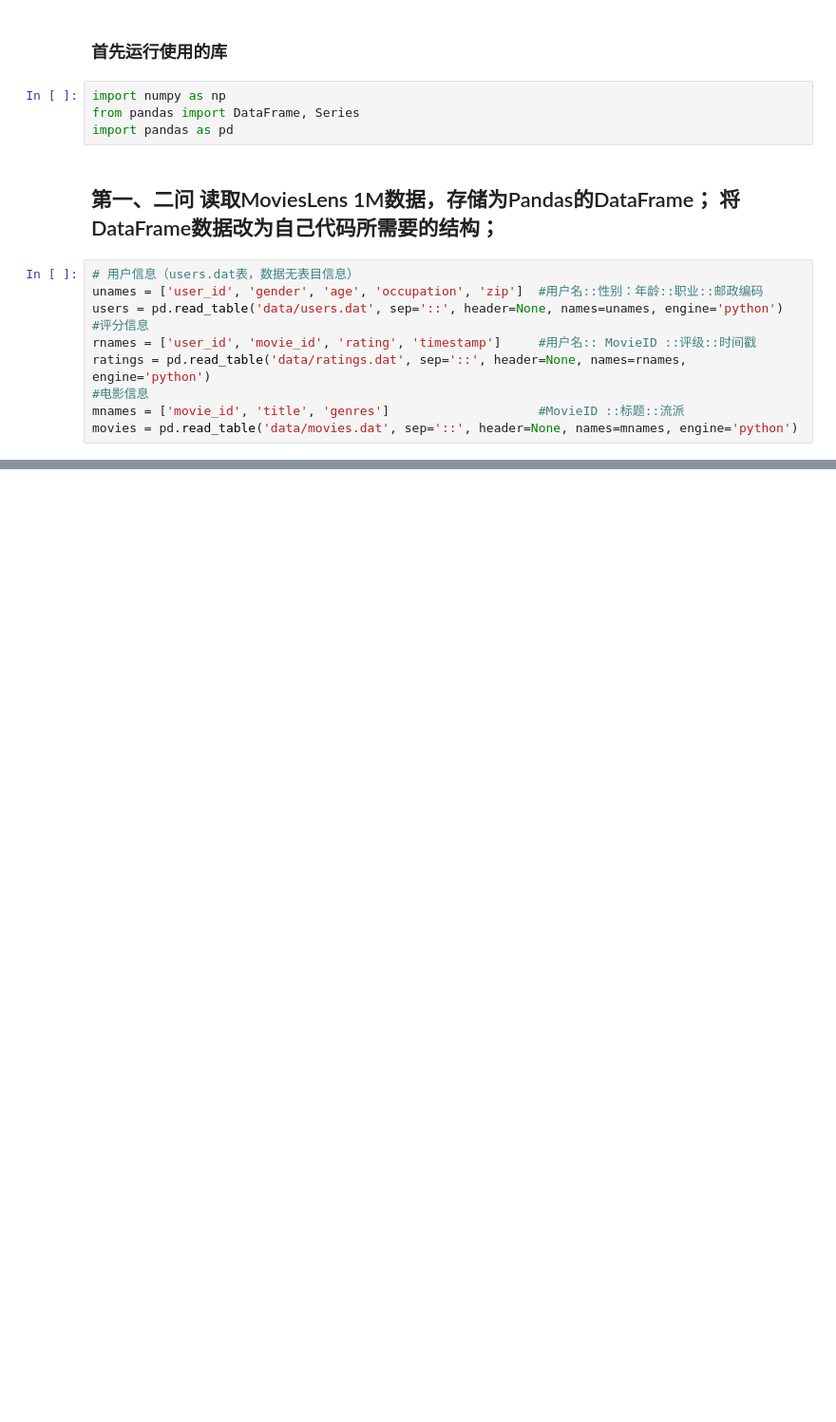
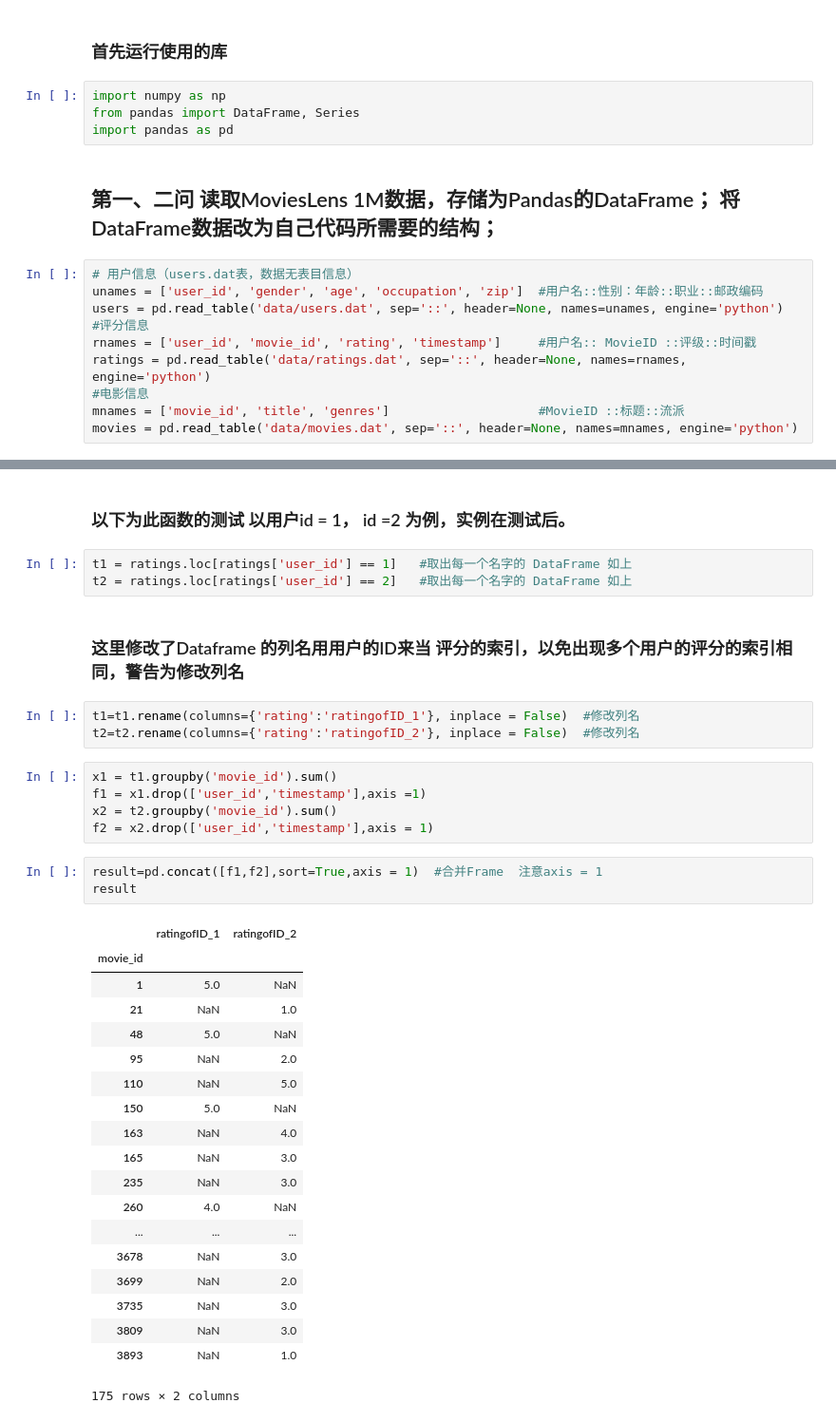
Before and after one commit to Lonelyleavesi/NumPy-Programe-practice, a Jupyter notebook: Movies Data/Movies Data.ipynb, the cells around one changed output, grey strips where cells are left out. Shown at 95% size. Saved outputs shown, nothing was run; the diff lists cells and outputs as text; blank space fills up the shorter version.

```diff
--- a/Movies Data/Movies Data.ipynb
+++ b/Movies Data/Movies Data.ipynb
@@ -81,0 +63,38 @@ users
+# %% [markdown]
+### 以下为此函数的测试 以用户id = 1， id =2 为例，实例在测试后。
+# %%
+t1 = ratings.loc[ratings['user_id'] == 1]   #取出每一个名字的 DataFrame 如上
+t2 = ratings.loc[ratings['user_id'] == 2]   #取出每一个名字的 DataFrame 如上
+# %% [markdown]
+### 这里修改了Dataframe 的列名用用户的ID来当 评分的索引，以免出现多个用户的评分的索引相同，警告为修改列名
+# %%
+t1=t1.rename(columns={'rating':'ratingofID_1'}, inplace = False)  #修改列名
+t2=t2.rename(columns={'rating':'ratingofID_2'}, inplace = False)  #修改列名
+# %%
+x1 = t1.groupby('movie_id').sum()
+f1 = x1.drop(['user_id','timestamp'],axis =1)
+x2 = t2.groupby('movie_id').sum()
+f2 = x2.drop(['user_id','timestamp'],axis = 1)
+# %%
+result=pd.concat([f1,f2],sort=True,axis = 1)  #合并Frame  注意axis = 1
+result
+# %% [output]
+|  | ratingofID_1 | ratingofID_2 |
+| movie_id |  |  |
+| 1 | 5.0 | NaN |
+| 21 | NaN | 1.0 |
+| 48 | 5.0 | NaN |
+| 95 | NaN | 2.0 |
+| 110 | NaN | 5.0 |
+| 150 | 5.0 | NaN |
+| 163 | NaN | 4.0 |
+| 165 | NaN | 3.0 |
+| 235 | NaN | 3.0 |
+| 260 | 4.0 | NaN |
+| ... | ... | ... |
+| 3678 | NaN | 3.0 |
+| 3699 | NaN | 2.0 |
+| 3735 | NaN | 3.0 |
+| 3809 | NaN | 3.0 |
+| 3893 | NaN | 1.0 |
+175 rows × 2 columns
```
Also changed, not shown: parts of 26 cells of this notebook, 1 other file.
